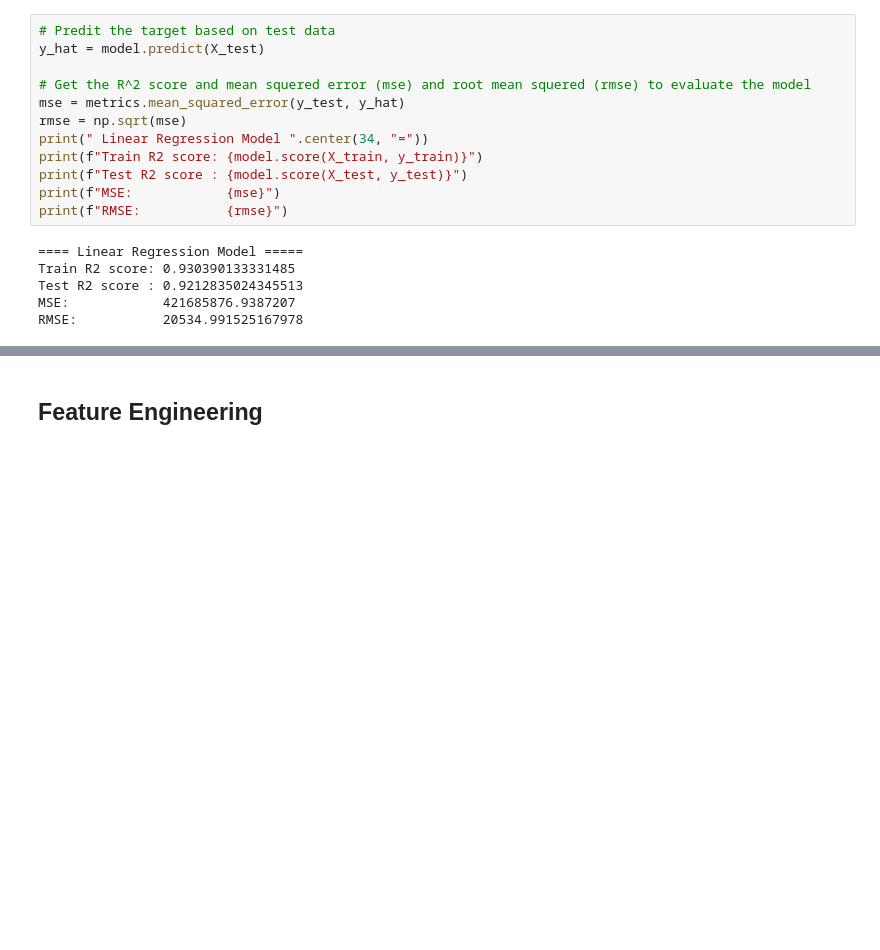
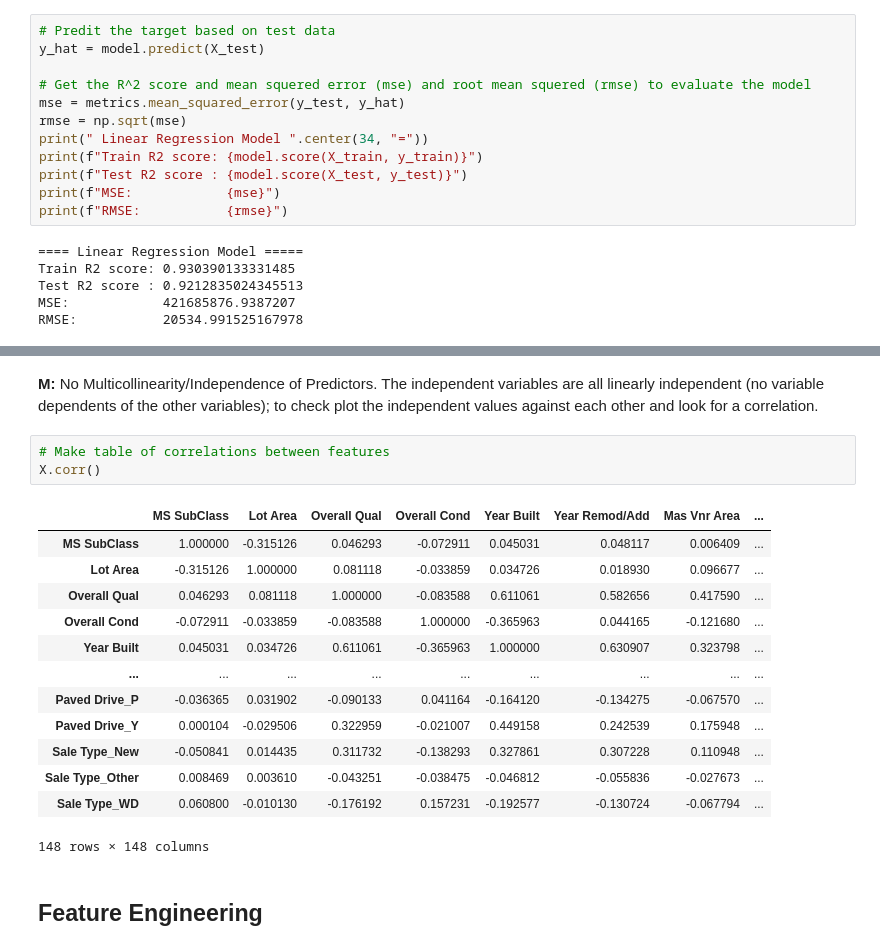
Before and after one commit to farhadfarahanii/Evaluating_House_Prices_In_Ames_Iowa, a Jupyter notebook: code/02_Feature_Engineering_and_Modeling.ipynb, the cells around one changed output, grey strips where cells are left out. Cells and saved outputs as stored; diff of their text form; blank space fills up the shorter version.

```diff
--- a/code/02_Feature_Engineering_and_Modeling.ipynb
+++ b/code/02_Feature_Engineering_and_Modeling.ipynb
@@ -236,3 +277,22 @@ RMSE:           20534.991525167978
+# %% [markdown]
+**M:** No Multicollinearity/Independence of Predictors. The independent variables are all linearly independent (no variable dependents of the other variables); to check plot the independent values against each other and look for a correlation.
+# %%
+# Make table of correlations between features
+X.corr()
+# %% [output]
+|  | MS SubClass | Lot Area | Overall Qual | Overall Cond | Year Built | Year Remod/Add | Mas Vnr Area | ... |
+| MS SubClass | 1.000000 | -0.315126 | 0.046293 | -0.072911 | 0.045031 | 0.048117 | 0.006409 | ... |
+| Lot Area | -0.315126 | 1.000000 | 0.081118 | -0.033859 | 0.034726 | 0.018930 | 0.096677 | ... |
+| Overall Qual | 0.046293 | 0.081118 | 1.000000 | -0.083588 | 0.611061 | 0.582656 | 0.417590 | ... |
+| Overall Cond | -0.072911 | -0.033859 | -0.083588 | 1.000000 | -0.365963 | 0.044165 | -0.121680 | ... |
+| Year Built | 0.045031 | 0.034726 | 0.611061 | -0.365963 | 1.000000 | 0.630907 | 0.323798 | ... |
+| ... | ... | ... | ... | ... | ... | ... | ... | ... |
+| Paved Drive_P | -0.036365 | 0.031902 | -0.090133 | 0.041164 | -0.164120 | -0.134275 | -0.067570 | ... |
+| Paved Drive_Y | 0.000104 | -0.029506 | 0.322959 | -0.021007 | 0.449158 | 0.242539 | 0.175948 | ... |
+| Sale Type_New | -0.050841 | 0.014435 | 0.311732 | -0.138293 | 0.327861 | 0.307228 | 0.110948 | ... |
+| Sale Type_Other | 0.008469 | 0.003610 | -0.043251 | -0.038475 | -0.046812 | -0.055836 | -0.027673 | ... |
+| Sale Type_WD | 0.060800 | -0.010130 | -0.176192 | 0.157231 | -0.192577 | -0.130724 | -0.067794 | ... |
+148 rows × 148 columns
 # %% [markdown]
 ## Feature Engineering
 # %% [markdown]
```
Also changed, not shown: parts of 9 cells of this notebook.
